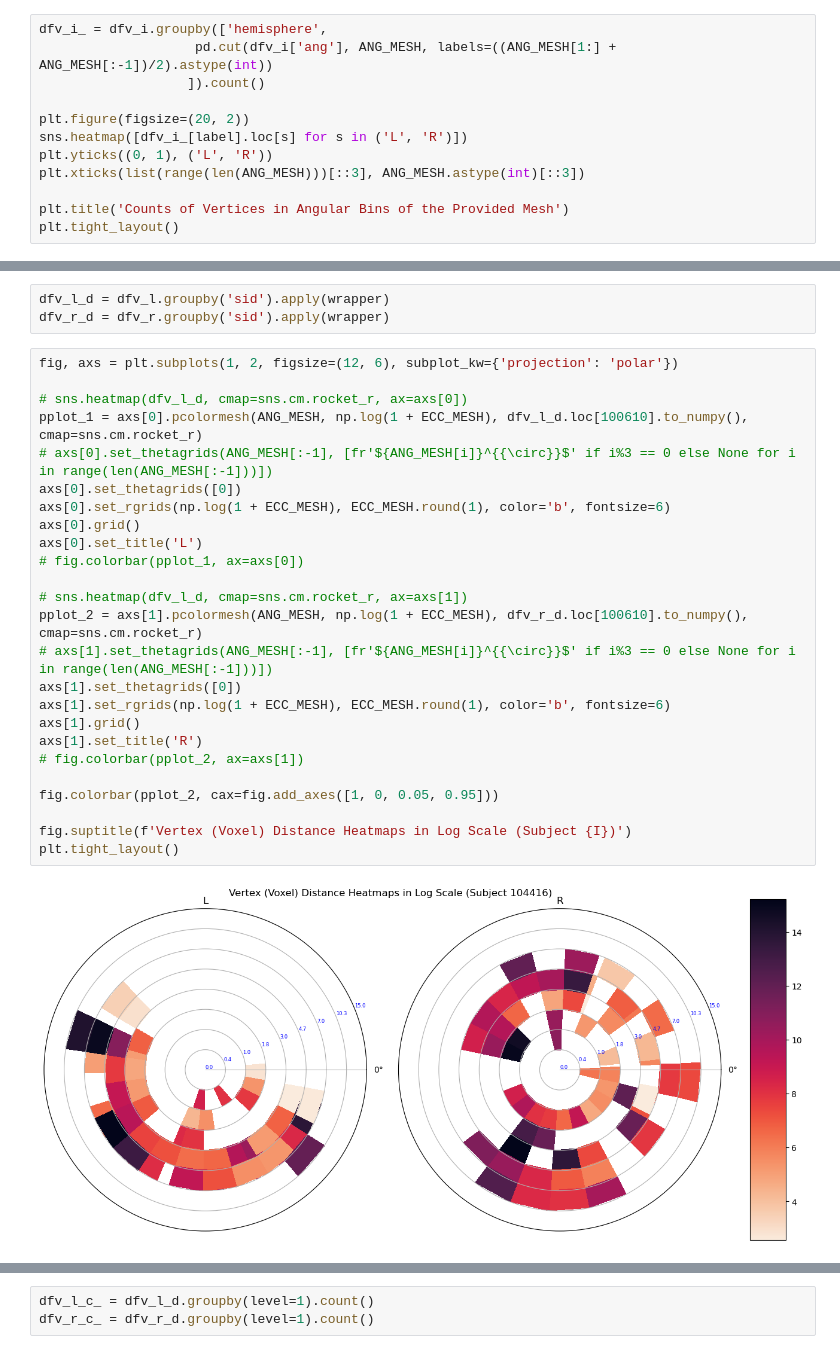
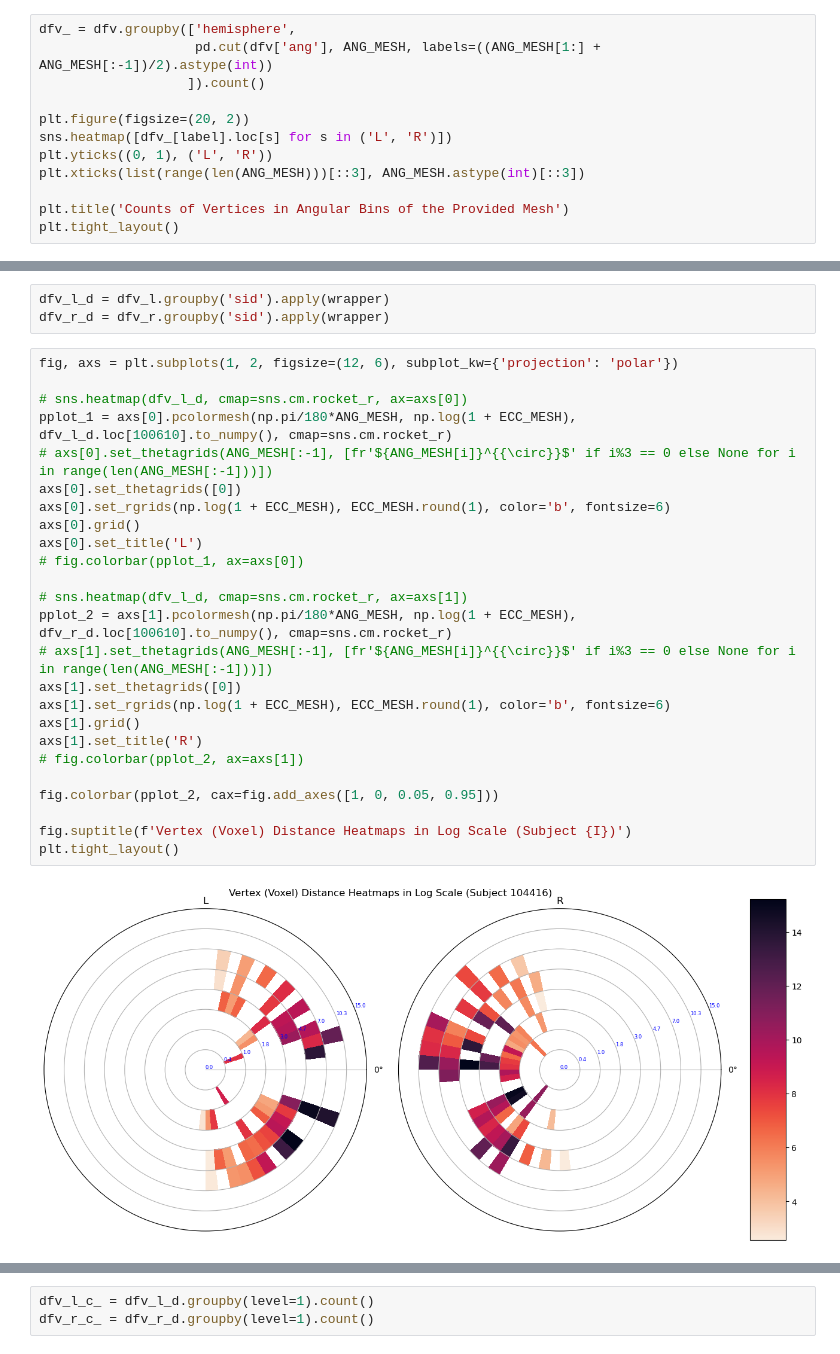
Before and after one commit to pulkitgoyal56/HCP-Playground, a Jupyter notebook: prfresults.ipynb, the cells around one changed output, grey strips where cells are left out. Cells and saved outputs as stored; diff of their text form.

Commit message:
change polar plots angle units
- to radians

```diff
--- a/prfresults.ipynb
+++ b/prfresults.ipynb
@@ -538,10 +538,10 @@ plt.tight_layout()
 # %%
-dfv_i_ = dfv_i.groupby(['hemisphere',
-                    pd.cut(dfv_i['ang'], ANG_MESH, labels=((ANG_MESH[1:] + ANG_MESH[:-1])/2).astype(int))
+dfv_ = dfv.groupby(['hemisphere',
+                    pd.cut(dfv['ang'], ANG_MESH, labels=((ANG_MESH[1:] + ANG_MESH[:-1])/2).astype(int))
                    ]).count()
 
 plt.figure(figsize=(20, 2))
-sns.heatmap([dfv_i_[label].loc[s] for s in ('L', 'R')])
+sns.heatmap([dfv_[label].loc[s] for s in ('L', 'R')])
 plt.yticks((0, 1), ('L', 'R'))
 plt.xticks(list(range(len(ANG_MESH)))[::3], ANG_MESH.astype(int)[::3])
 
@@ -595,27 +595,27 @@ dfv_r_d = dfv_r.groupby('sid').apply(wrapper)
 # %%
 fig, axs = plt.subplots(1, 2, figsize=(12, 6), subplot_kw={'projection': 'polar'})
 
 # sns.heatmap(dfv_l_d, cmap=sns.cm.rocket_r, ax=axs[0])
-pplot_1 = axs[0].pcolormesh(ANG_MESH, np.log(1 + ECC_MESH), dfv_l_d.loc[100610].to_numpy(), cmap=sns.cm.rocket_r)
+pplot_1 = axs[0].pcolormesh(np.pi/180*ANG_MESH, np.log(1 + ECC_MESH), dfv_l_d.loc[100610].to_numpy(), cmap=sns.cm.rocket_r)
 # axs[0].set_thetagrids(ANG_MESH[:-1], [fr'${ANG_MESH[i]}^{{\circ}}$' if i%3 == 0 else None for i in range(len(ANG_MESH[:-1]))])
 axs[0].set_thetagrids([0])
 axs[0].set_rgrids(np.log(1 + ECC_MESH), ECC_MESH.round(1), color='b', fontsize=6)
 axs[0].grid()
 axs[0].set_title('L')
 # fig.colorbar(pplot_1, ax=axs[0])
 
 # sns.heatmap(dfv_l_d, cmap=sns.cm.rocket_r, ax=axs[1])
-pplot_2 = axs[1].pcolormesh(ANG_MESH, np.log(1 + ECC_MESH), dfv_r_d.loc[100610].to_numpy(), cmap=sns.cm.rocket_r)
+pplot_2 = axs[1].pcolormesh(np.pi/180*ANG_MESH, np.log(1 + ECC_MESH), dfv_r_d.loc[100610].to_numpy(), cmap=sns.cm.rocket_r)
 # axs[1].set_thetagrids(ANG_MESH[:-1], [fr'${ANG_MESH[i]}^{{\circ}}$' if i%3 == 0 else None for i in range(len(ANG_MESH[:-1]))])
 axs[1].set_thetagrids([0])
 axs[1].set_rgrids(np.log(1 + ECC_MESH), ECC_MESH.round(1), color='b', fontsize=6)
 axs[1].grid()
 axs[1].set_title('R')
 # fig.colorbar(pplot_2, ax=axs[1])
 
 fig.colorbar(pplot_2, cax=fig.add_axes([1, 0, 0.05, 0.95]))
 
 fig.suptitle(f'Vertex (Voxel) Distance Heatmaps in Log Scale (Subject {I})')
 plt.tight_layout()
 # %% [output]
-[figure, old version]
+[figure, new version]
```
Also changed, not shown: parts of 21 cells of this notebook.
